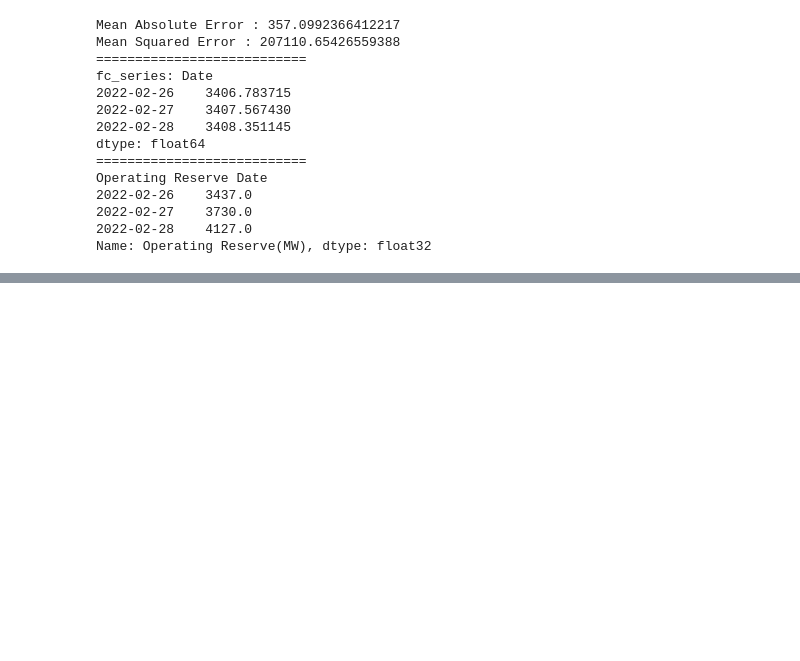
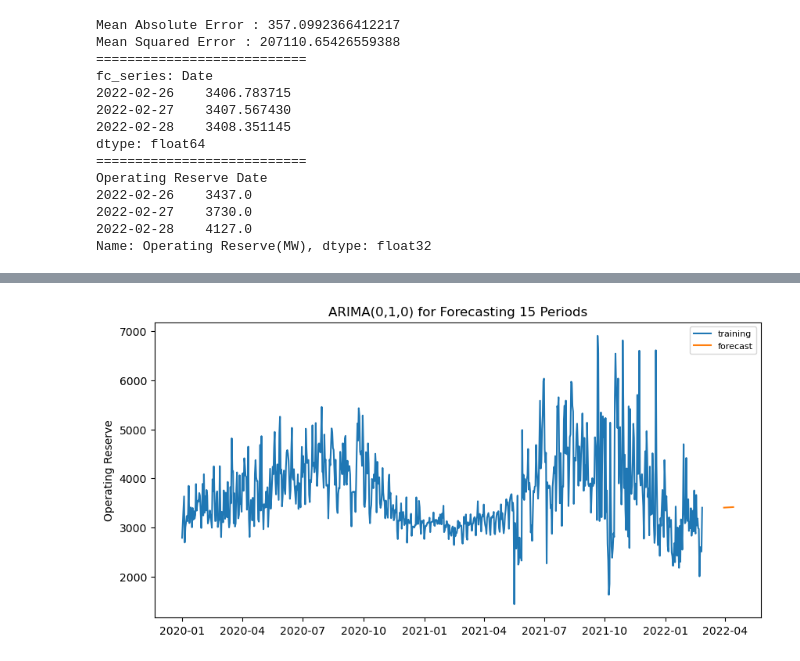
Before and after one commit to Niomoo/DSAI-HW-2022, a Jupyter notebook: app.ipynb, the cells around one changed output, grey strips where cells are left out. Cells and saved outputs as stored; diff of their text form; code cells hidden in the pictures; blank space fills up the shorter version.

```diff
--- a/app.ipynb
+++ b/app.ipynb
@@ -351 +386,13 @@ Date
 dtype: float64
+# %%
+period = 15
+title = f'ARIMA(0,1,0) for Forecasting {period} Periods'
+plt.figure(figsize=(10,5), dpi=100)
+plt.plot(x_train, label='training')
+plt.plot(fc_series, label='forecast')
+plt.title(title)
+plt.ylabel('Operating Reserve')
+plt.legend(loc='upper right', fontsize=8)
+plt.show()
+# %% [output]
+[figure, added]
```
Also changed, not shown: parts of 5 cells of this notebook, 1 other file.
